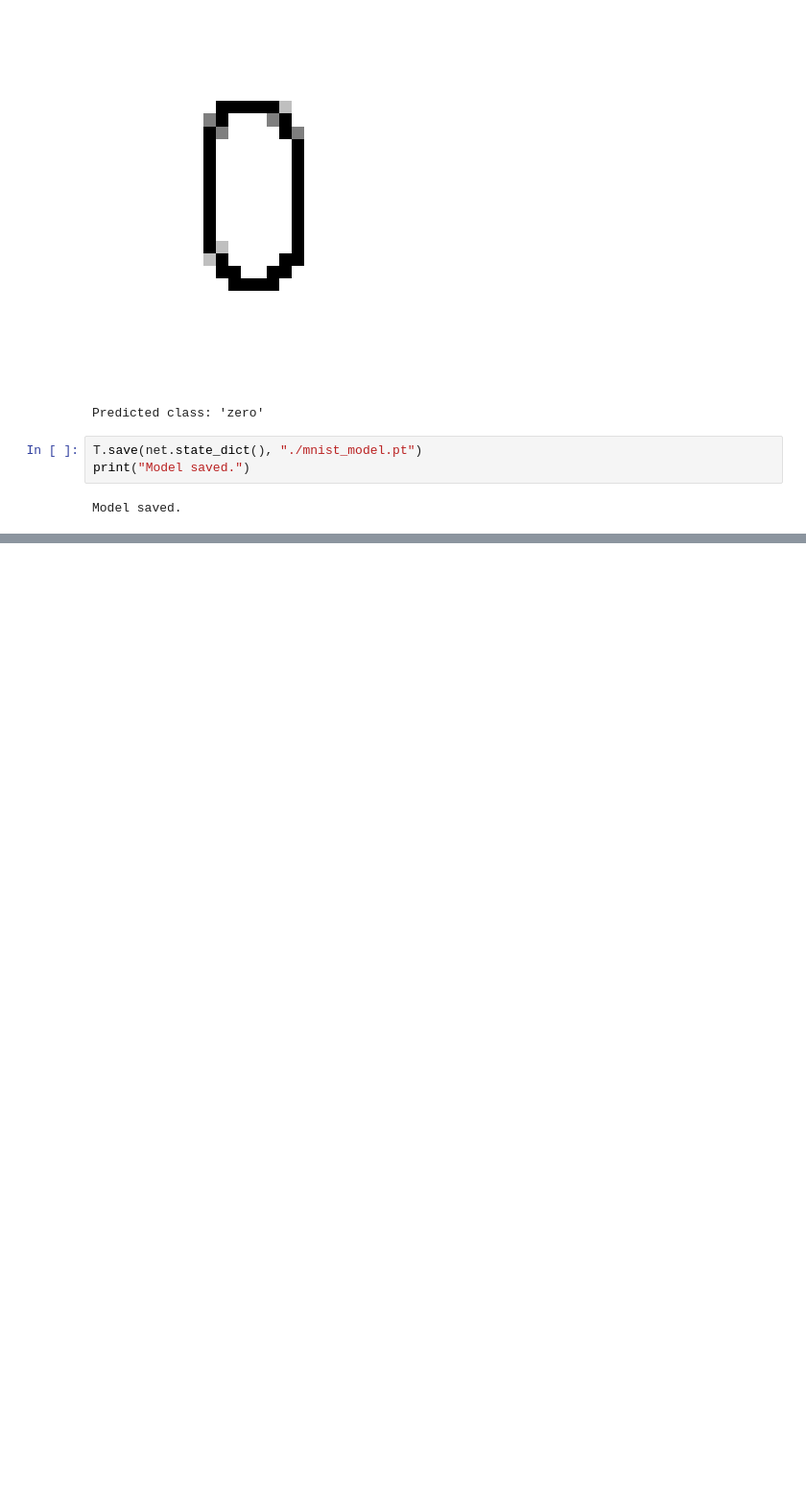
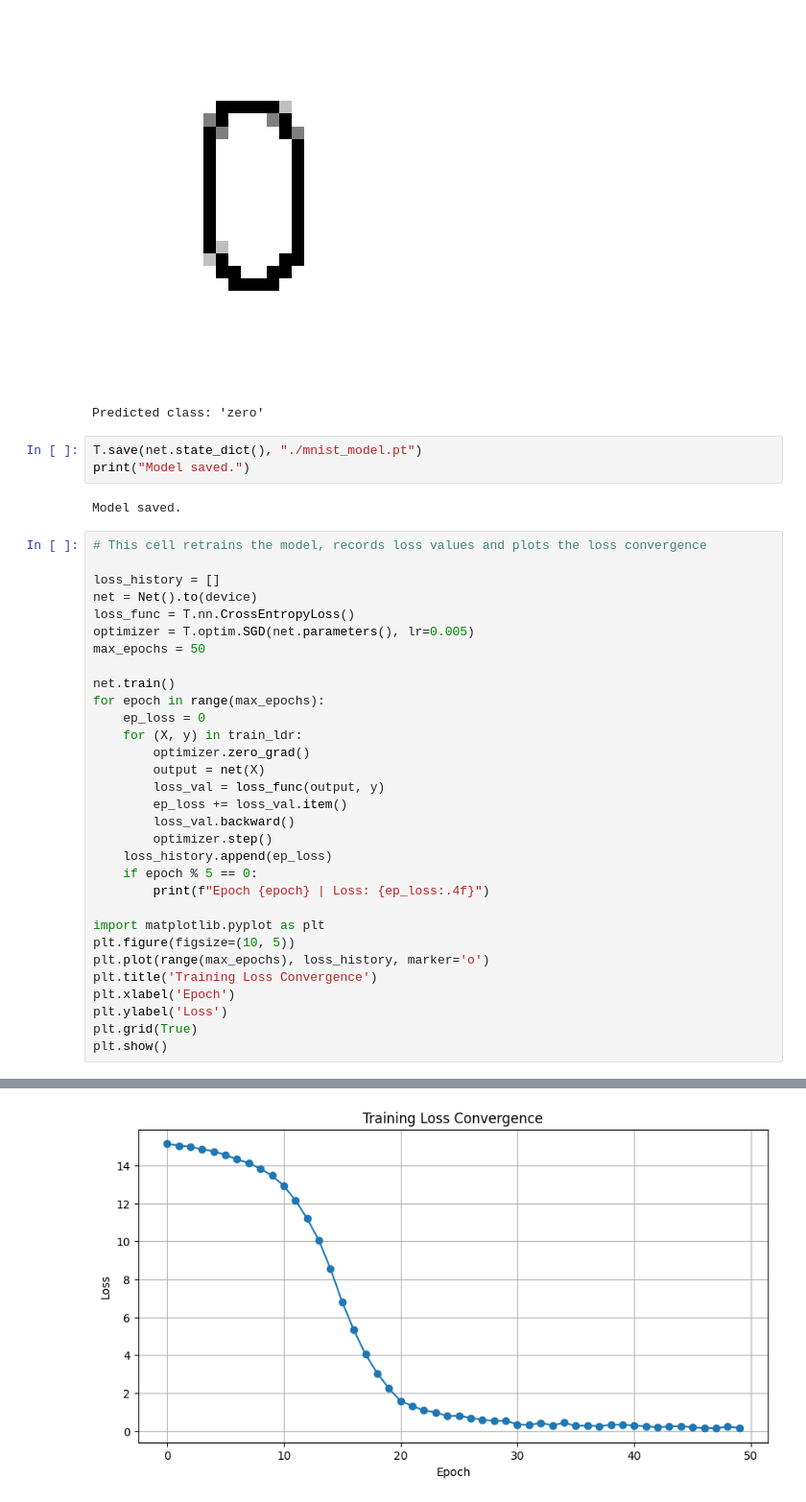
Before and after one commit to coteacarla/Hackathon_QC, a Jupyter notebook: mnist_cnn_torchvision.ipynb, the cells around one changed output, grey strips where cells are left out. Shown at 96% size. Cells and saved outputs as stored; diff of their text form; blank space fills up the shorter version.

Commit message:
plot

```diff
--- a/mnist_cnn_torchvision.ipynb
+++ b/mnist_cnn_torchvision.ipynb
@@ -129,3 +129,35 @@ T.save(net.state_dict(), "./mnist_model.pt")
 print("Model saved.")
 # %% [output]
 Model saved.
+# %%
+# This cell retrains the model, records loss values and plots the loss convergence
+
+loss_history = []
+net = Net().to(device)
+loss_func = T.nn.CrossEntropyLoss()
+optimizer = T.optim.SGD(net.parameters(), lr=0.005)
+max_epochs = 50
+
+net.train()
+for epoch in range(max_epochs):
+    ep_loss = 0
+    for (X, y) in train_ldr:
+        optimizer.zero_grad()
+        output = net(X)
+        loss_val = loss_func(output, y)
+        ep_loss += loss_val.item()
+        loss_val.backward()
+        optimizer.step()
+    loss_history.append(ep_loss)
+    if epoch % 5 == 0:
+        print(f"Epoch {epoch} | Loss: {ep_loss:.4f}")
+
+import matplotlib.pyplot as plt
+plt.figure(figsize=(10, 5))
+plt.plot(range(max_epochs), loss_history, marker='o')
+plt.title('Training Loss Convergence')
+plt.xlabel('Epoch')
+plt.ylabel('Loss')
+plt.grid(True)
+plt.show()
+# %% [output]
@@ -131,0 +174 @@ Model saved.
+[figure, added]
```
Also changed, not shown: parts of 2 cells of this notebook, 1 other file.
